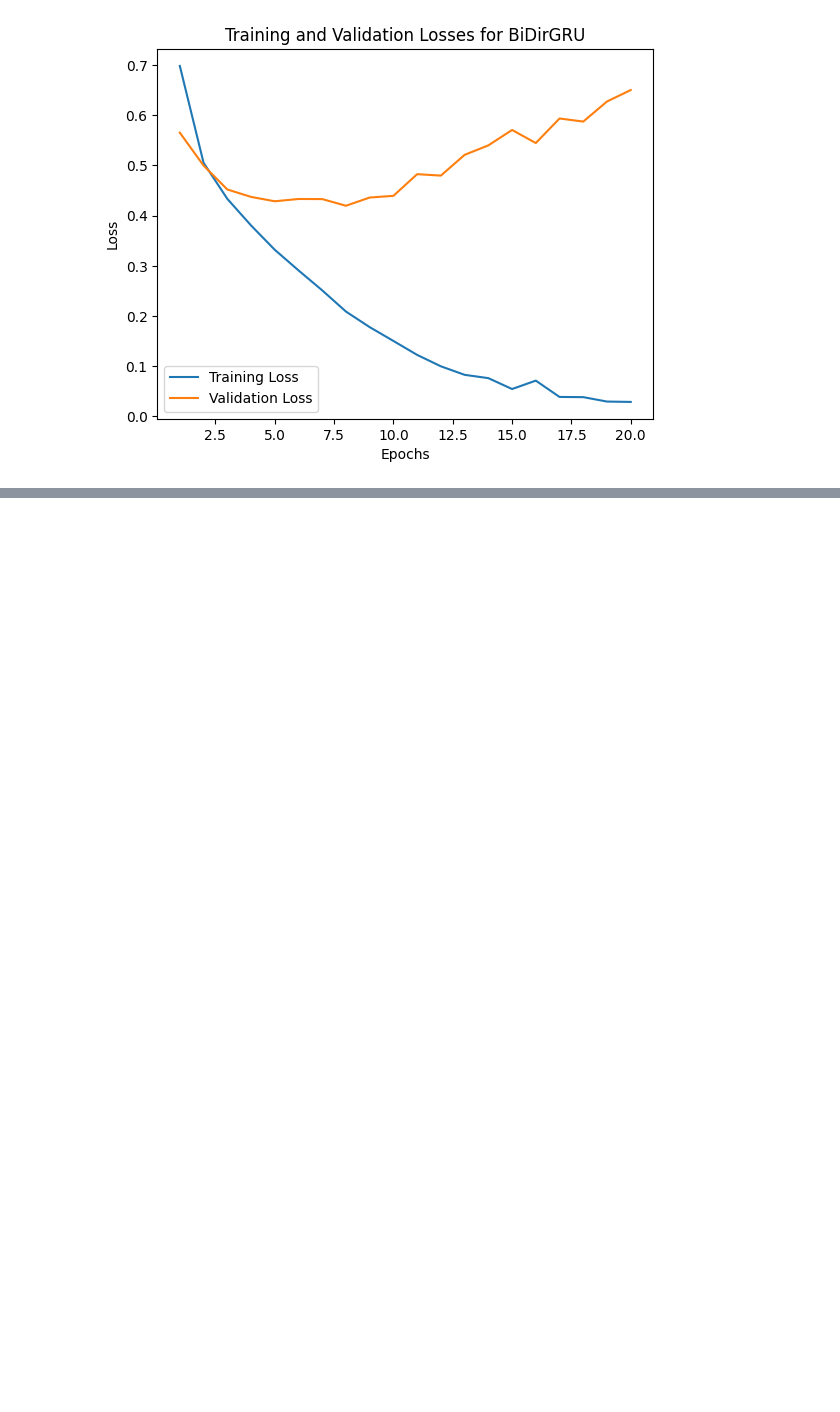
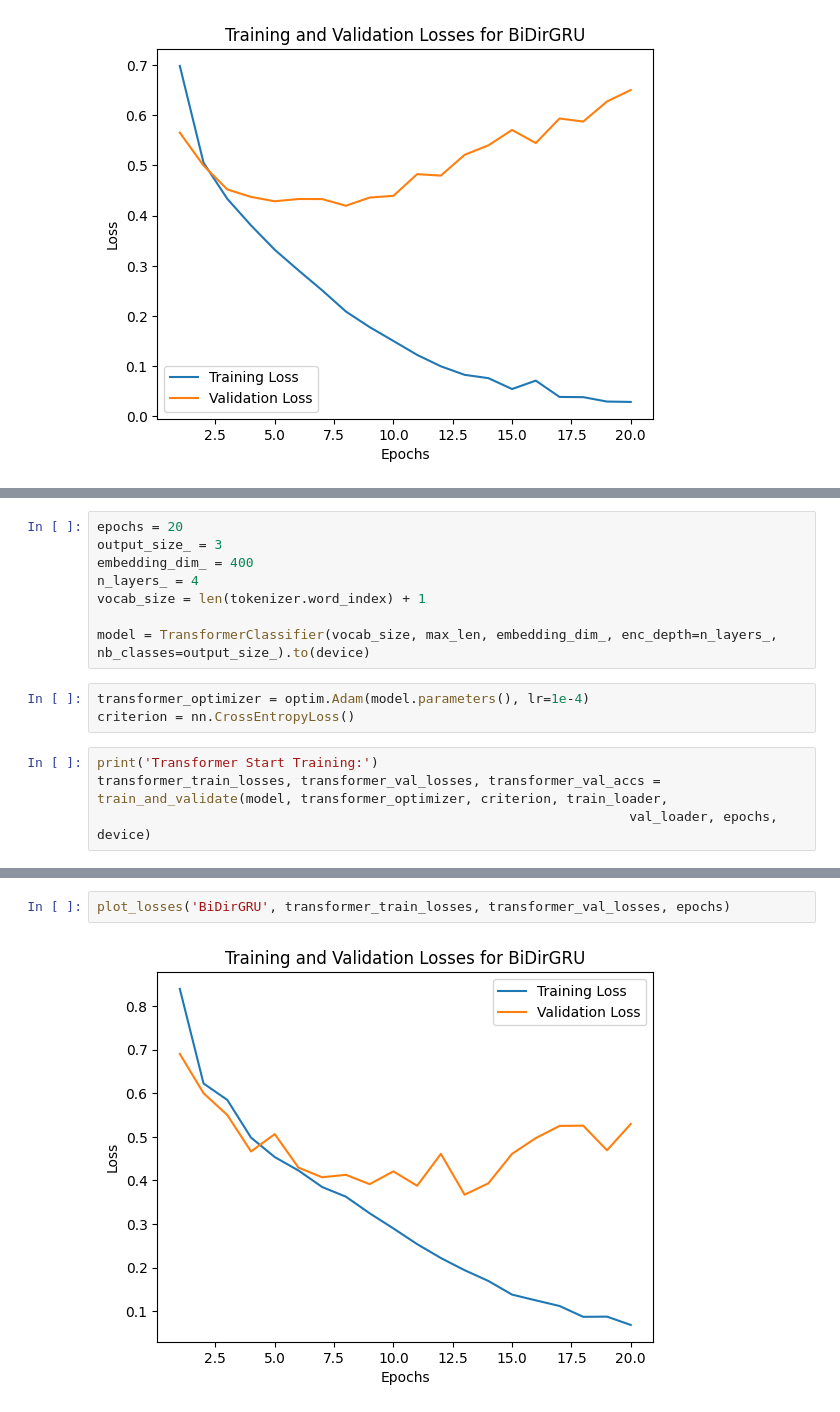
Before and after one commit to Rafkat/NaturalLanguageProcessingTasks, a Jupyter notebook: text_classification/text_classification.ipynb, the cells around one changed output, grey strips where cells are left out. Cells and saved outputs as stored; diff of their text form; blank space fills up the shorter version.

Commit message:
added transformer

```diff
--- a/text_classification/text_classification.ipynb
+++ b/text_classification/text_classification.ipynb
@@ -447,0 +443,15 @@ plot_losses('BiDirGRU', gru_train_losses, gru_val_losses, epochs)
+# %%
+epochs = 20
+output_size_ = 3
+embedding_dim_ = 400
+n_layers_ = 4
+vocab_size = len(tokenizer.word_index) + 1
+
+model = TransformerClassifier(vocab_size, max_len, embedding_dim_, enc_depth=n_layers_, nb_classes=output_size_).to(device)
+# %%
+transformer_optimizer = optim.Adam(model.parameters(), lr=1e-4)
+criterion = nn.CrossEntropyLoss()
+# %%
+print('Transformer Start Training:')
+transformer_train_losses, transformer_val_losses, transformer_val_accs = train_and_validate(model, transformer_optimizer, criterion, train_loader,
+                                                                    val_loader, epochs, device)
@@ -447,0 +476,4 @@ plot_losses('BiDirGRU', gru_train_losses, gru_val_losses, epochs)
+# %%
+plot_losses('BiDirGRU', transformer_train_losses, transformer_val_losses, epochs)
+# %% [output]
+[figure, added]
```
Also changed, not shown: parts of 6 cells of this notebook, 1 other file.
